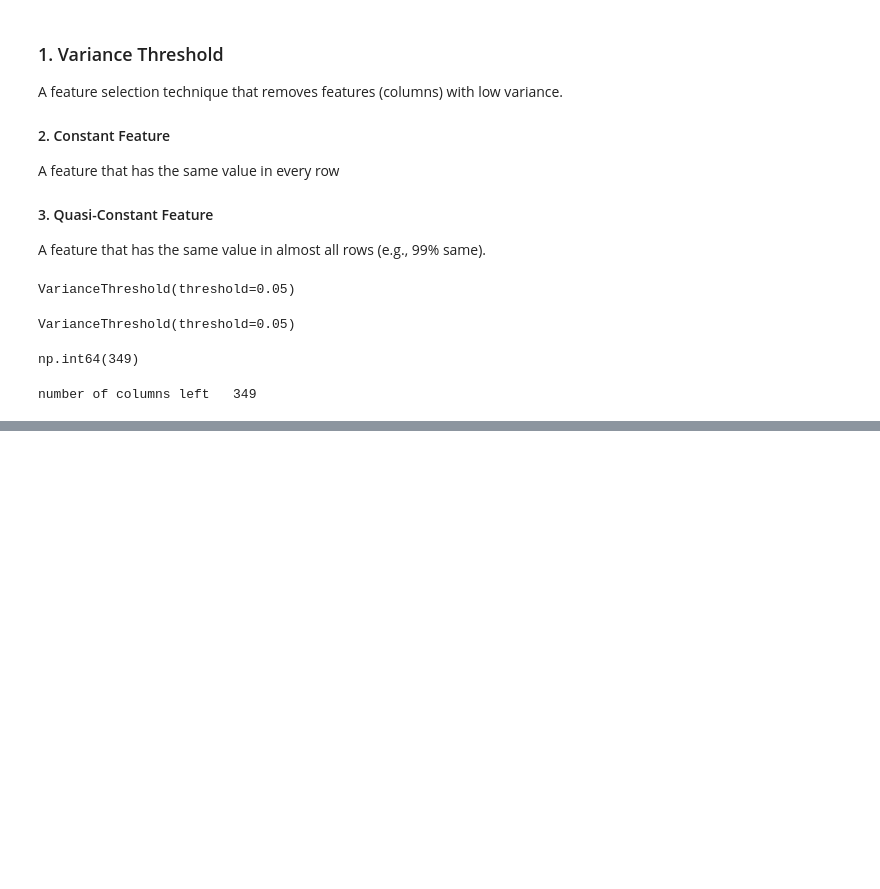
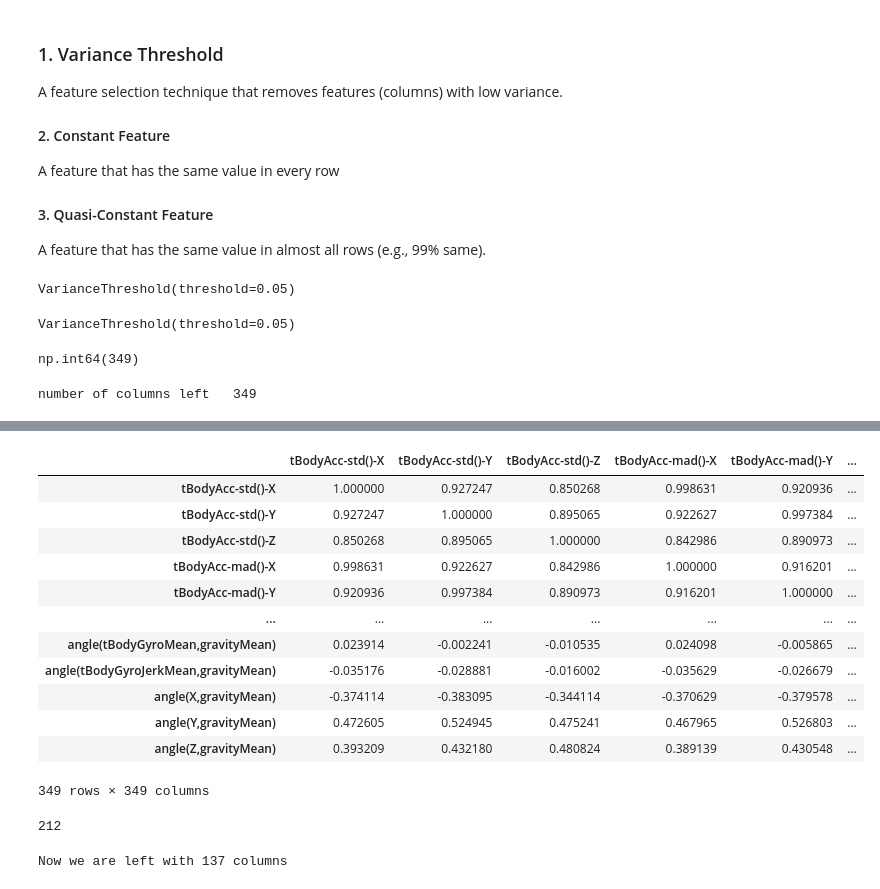
Before and after one commit to anshumbanga/Machine-learning, a Jupyter notebook: Feature Selection.ipynb, the cells around one changed output, grey strips where cells are left out. Drawn from its saved outputs; the diff is of its cells as text; code cells hidden in the pictures; blank space fills up the shorter version.

```diff
--- a/Feature Selection.ipynb
+++ b/Feature Selection.ipynb
@@ -205,0 +275,17 @@ number of columns left   349
+# %%
+corr_matrix = x_train.corr()
+corr_matrix
+# %% [output]
+|  | tBodyAcc-std()-X | tBodyAcc-std()-Y | tBodyAcc-std()-Z | tBodyAcc-mad()-X | tBodyAcc-mad()-Y | ... |
+| tBodyAcc-std()-X | 1.000000 | 0.927247 | 0.850268 | 0.998631 | 0.920936 | ... |
+| tBodyAcc-std()-Y | 0.927247 | 1.000000 | 0.895065 | 0.922627 | 0.997384 | ... |
+| tBodyAcc-std()-Z | 0.850268 | 0.895065 | 1.000000 | 0.842986 | 0.890973 | ... |
+| tBodyAcc-mad()-X | 0.998631 | 0.922627 | 0.842986 | 1.000000 | 0.916201 | ... |
+| tBodyAcc-mad()-Y | 0.920936 | 0.997384 | 0.890973 | 0.916201 | 1.000000 | ... |
+| ... | ... | ... | ... | ... | ... | ... |
+| angle(tBodyGyroMean,gravityMean) | 0.023914 | -0.002241 | -0.010535 | 0.024098 | -0.005865 | ... |
+| angle(tBodyGyroJerkMean,gravityMean) | -0.035176 | -0.028881 | -0.016002 | -0.035629 | -0.026679 | ... |
+| angle(X,gravityMean) | -0.374114 | -0.383095 | -0.344114 | -0.370629 | -0.379578 | ... |
+| angle(Y,gravityMean) | 0.472605 | 0.524945 | 0.475241 | 0.467965 | 0.526803 | ... |
+| angle(Z,gravityMean) | 0.393209 | 0.432180 | 0.480824 | 0.389139 | 0.430548 | ... |
+349 rows × 349 columns
@@ -205,0 +305,6 @@ number of columns left   349
+# %%
+print(len(set(columns_to_drop)))
+
+columns_to_drop = set(columns_to_drop)
+# %% [output]
+212
@@ -205,0 +314,4 @@ number of columns left   349
+# %%
+print('Now we are left with',x_train.shape[1],'columns')
+# %% [output]
+Now we are left with 137 columns
```
Also changed, not shown: parts of 10 cells of this notebook.
